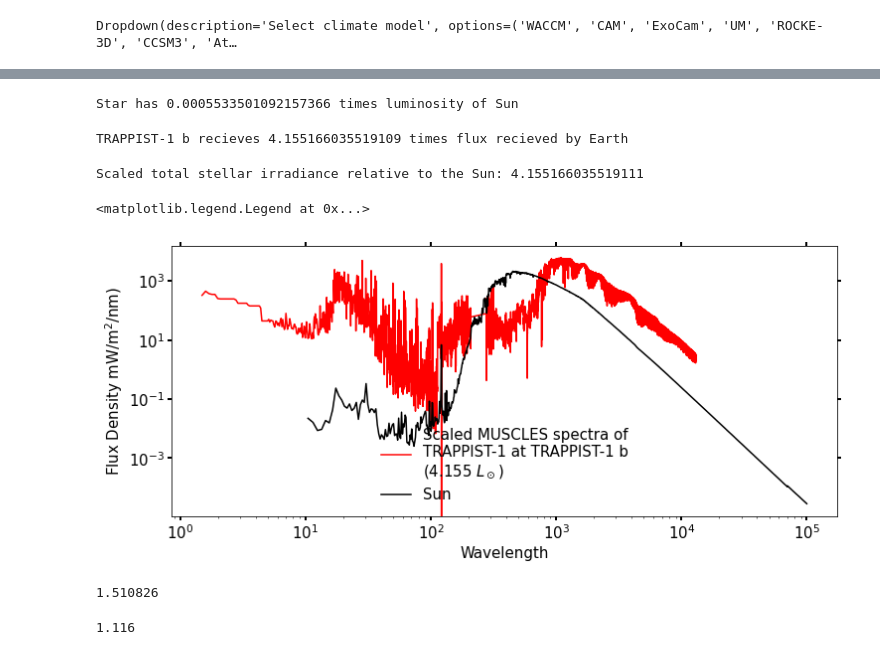
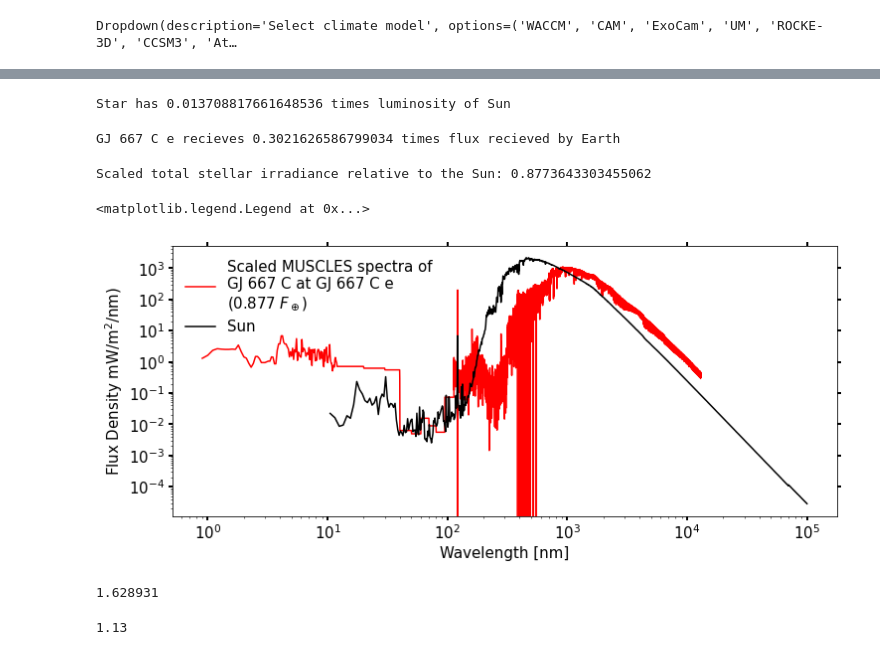
Before and after one commit to jack-eddy-symposium/exoplanetary-impact, a Jupyter notebook: Stellar_spectra_conversion.ipynb, the cells around one changed output, grey strips where cells are left out. Saved outputs shown, nothing was run; the diff lists cells and outputs as text; code cells hidden in the pictures.

```diff
--- a/Stellar_spectra_conversion.ipynb
+++ b/Stellar_spectra_conversion.ipynb
@@ -263,3 +247,3 @@ File already downloaded
 # %%
 import pandas as pd
-NASA_Exo_Archive = pd.read_csv('PS_2022.06.06_22.28.545.csv', skiprows = 290)
+NASA_Exo_Archive = pd.read_csv('https://exoplanetarchive.ipac.caltech.edu/TAP/sync?query=select+*+from+ps&format=csv')
@@ -299,12 +280,12 @@ semi-major axis of TRAPPIST-1 b = 0.01154 AU
 stellar_luminosity = 10**pl['st_lum'].iloc[-1]
 print('Star has '+str(stellar_luminosity)+ ' times luminosity of Sun')
 # %% [output]
-Star has 0.0005533501092157366 times luminosity of Sun
+Star has 0.013708817661648536 times luminosity of Sun
 # %%
 flux_recieved_relative_to_Earth = stellar_luminosity/(semi_major_axis**2)
 print(Find_planets.value+' recieves '+str(flux_recieved_relative_to_Earth)+ ' times flux recieved by Earth')
 # %% [output]
-TRAPPIST-1 b recieves 4.155166035519109 times flux recieved by Earth
+GJ 667 C e recieves 0.3021626586799034 times flux recieved by Earth
 # %%
 #add in infrared wavelengths if required
 # %%
@@ -315,29 +296,29 @@ Final_scaled_flux = Scaled_flux_to_Earth * flux_recieved_relative_to_Earth
 TSI_spectra = trapz(Final_scaled_flux, Wavelength_nm)
 print('Scaled total stellar irradiance relative to the Sun: '+ str(TSI_spectra/1360000))
 # %% [output]
-Scaled total stellar irradiance relative to the Sun: 4.155166035519111
+Scaled total stellar irradiance relative to the Sun: 0.8773643303455062
 # %%
 #final spectra compared to Sun
 plt.figure(figsize = (12,5))
-plt.plot(Wavelength_nm, Final_scaled_flux, color = 'r', label = 'Scaled MUSCLES spectra of\n'+star_name+ ' at ' + Find_planets.value+'\n('+str(round(TSI_spectra/1360000,3))+' '+r'$L_\odot$'+')')
+plt.plot(Wavelength_nm, Final_scaled_flux, color = 'r', label = 'Scaled MUSCLES spectra of\n'+star_name+ ' at ' + Find_planets.value+'\n('+str(round(TSI_spectra/1360000,3))+' '+r'$F_\oplus$'+')')
 plt.plot(WACCM_wavelength,WACCM_Flux, color = 'k', label = 'Sun')
 plt.tick_params(labelsize = 15, width = 2, length = 4, right = True, top = True)
-plt.xlabel('Wavelength', fontsize = 15); plt.xscale('log')
+plt.xlabel('Wavelength [nm]', fontsize = 15); plt.xscale('log')
 plt.ylabel('Flux Density mW/m'+sup(2)+'/nm)', fontsize = 15); plt.yscale('log')
 plt.legend(loc = 0, frameon = False, fontsize = 15)
 # %% [output]
 <matplotlib.legend.Legend at 0x...>
-[figure, old version]
+[figure, new version]
 # %%
 #extra information about planet
 #orbital period
 period = pl['pl_orbper'].iloc[-1]
 print(period)
 # %% [output]
-1.510826
+1.628931
 # %%
 #orbital radius
 radius = pl['pl_rade'].iloc[-1]
 print(radius)
 # %% [output]
-1.116
+1.13
```
Also changed, not shown: parts of 9 cells of this notebook.
